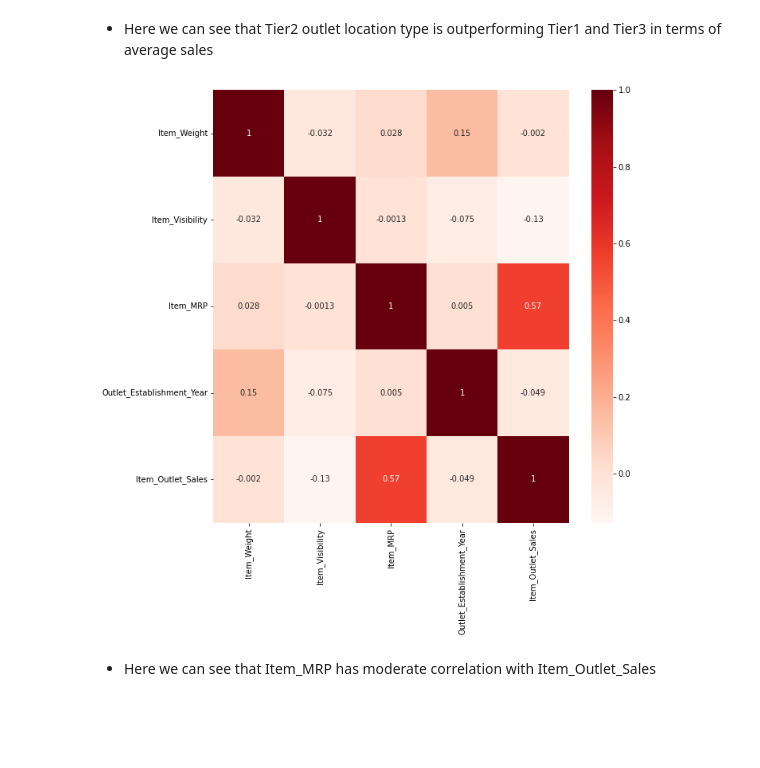
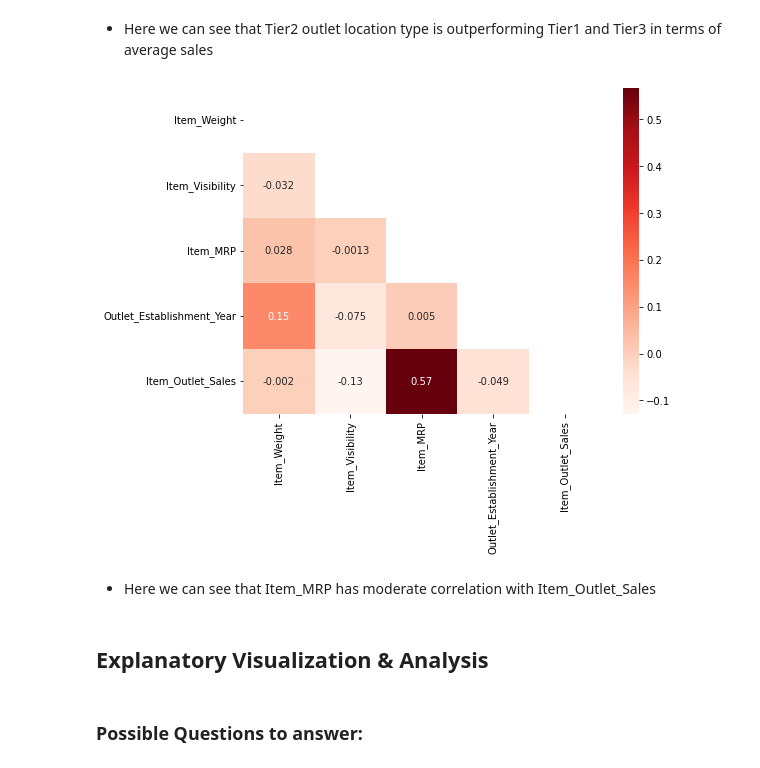
Before and after one commit to KDcodePy/Coding-dojo-project1-part1, a Jupyter notebook: Sales_prediction.ipynb, the cells around one changed output. Drawn from its saved outputs; the diff is of its cells as text; code cells hidden in the pictures; blank space fills up the shorter version.

```diff
--- a/Sales_prediction.ipynb
+++ b/Sales_prediction.ipynb
@@ -287,10 +311,15 @@ ax.set_title("Comparing Outlet sales per outlet location types ");
 - Here we can see that Tier2 outlet location type is outperforming Tier1 and Tier3 in terms of average sales
 # %%
 corr = df.corr()
+mask = np.triu(np.ones_like(corr))
 # %%
-fix, ax = plt.subplots(figsize= (10,10))
-ax = sns.heatmap(corr, cmap='Reds', annot = True);
+fix, ax = plt.subplots(figsize= (8,6))
+ax = sns.heatmap(corr, cmap='Reds', annot = True, mask=mask);
 # %% [output]
-[figure, old version]
+[figure, new version]
 # %% [markdown]
 - Here we can see that Item_MRP has moderate correlation with Item_Outlet_Sales
+# %% [markdown]
+## Explanatory Visualization & Analysis
+# %% [markdown]
+### Possible Questions to answer:
```
Also changed, not shown: parts of 15 cells of this notebook.
